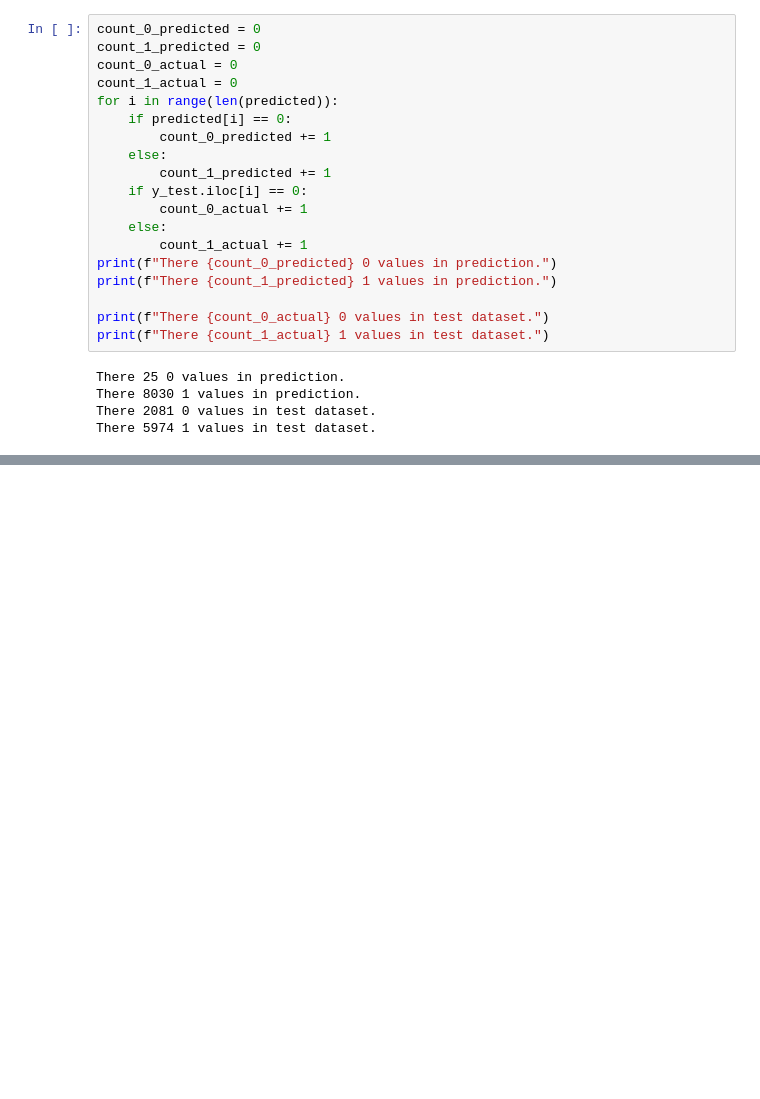
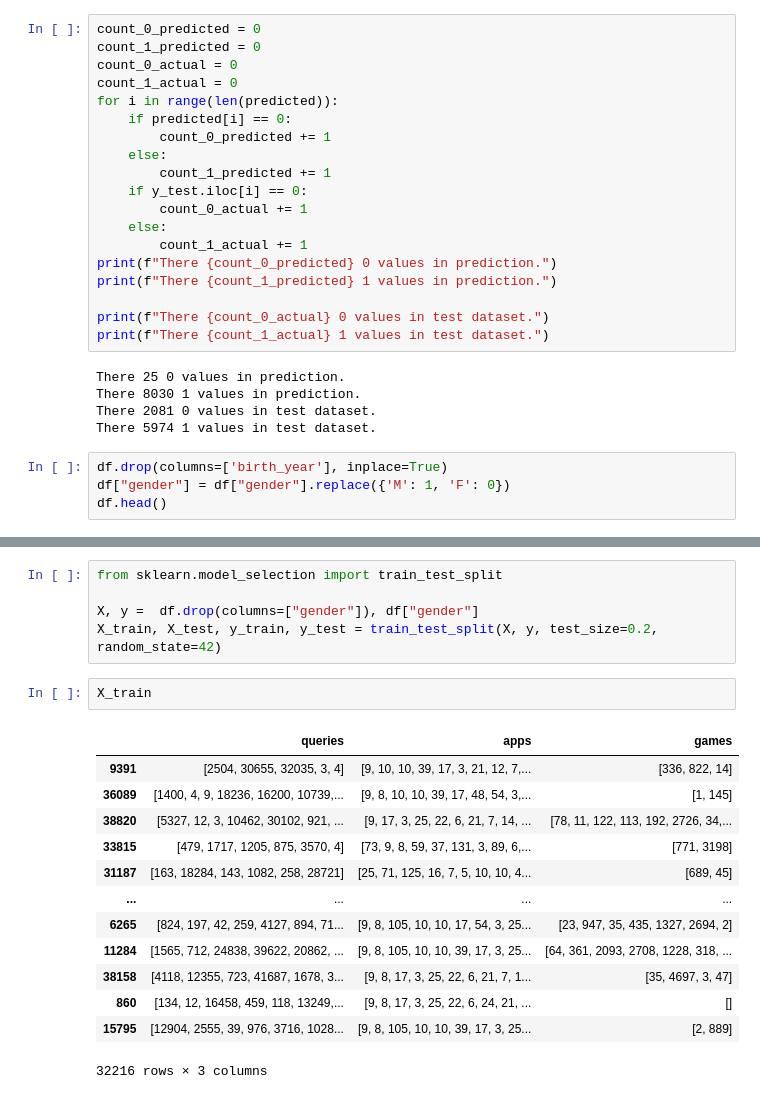
Before and after one commit to AmirAbaskohi/Cafe-bazar-user-gender-detection, a Jupyter notebook: CafeBazarGenderDetector.ipynb, the cells around one changed output, grey strips where cells are left out. Drawn from its saved outputs; the diff is of its cells as text; blank space fills up the shorter version.

```diff
--- a/CafeBazarGenderDetector.ipynb
+++ b/CafeBazarGenderDetector.ipynb
@@ -1273,3 +1273,7 @@ There 25 0 values in prediction.
 There 8030 1 values in prediction.
 There 2081 0 values in test dataset.
 There 5974 1 values in test dataset.
+# %%
+df.drop(columns=['birth_year'], inplace=True)
+df["gender"] = df["gender"].replace({'M': 1, 'F': 0})
+df.head()
@@ -1275,0 +1287,21 @@ There 5974 1 values in test dataset.
+# %%
+from sklearn.model_selection import train_test_split
+
+X, y =  df.drop(columns=["gender"]), df["gender"]
+X_train, X_test, y_train, y_test = train_test_split(X, y, test_size=0.2, random_state=42)
+# %%
+X_train
+# %% [output]
+|  | queries | apps | games |
+| 9391 | [2504, 30655, 32035, 3, 4] | [9, 10, 10, 39, 17, 3, 21, 12, 7,... | [336, 822, 14] |
+| 36089 | [1400, 4, 9, 18236, 16200, 10739,... | [9, 8, 10, 10, 39, 17, 48, 54, 3,... | [1, 145] |
+| 38820 | [5327, 12, 3, 10462, 30102, 921, ... | [9, 17, 3, 25, 22, 6, 21, 7, 14, ... | [78, 11, 122, 113, 192, 2726, 34,... |
+| 33815 | [479, 1717, 1205, 875, 3570, 4] | [73, 9, 8, 59, 37, 131, 3, 89, 6,... | [771, 3198] |
+| 31187 | [163, 18284, 143, 1082, 258, 28721] | [25, 71, 125, 16, 7, 5, 10, 10, 4... | [689, 45] |
+| ... | ... | ... | ... |
+| 6265 | [824, 197, 42, 259, 4127, 894, 71... | [9, 8, 105, 10, 10, 17, 54, 3, 25... | [23, 947, 35, 435, 1327, 2694, 2] |
+| 11284 | [1565, 712, 24838, 39622, 20862, ... | [9, 8, 105, 10, 10, 39, 17, 3, 25... | [64, 361, 2093, 2708, 1228, 318, ... |
+| 38158 | [4118, 12355, 723, 41687, 1678, 3... | [9, 8, 17, 3, 25, 22, 6, 21, 7, 1... | [35, 4697, 3, 47] |
+| 860 | [134, 12, 16458, 459, 118, 13249,... | [9, 8, 17, 3, 25, 22, 6, 24, 21, ... | [] |
+| 15795 | [12904, 2555, 39, 976, 3716, 1028... | [9, 8, 105, 10, 10, 39, 17, 3, 25... | [2, 889] |
+32216 rows × 3 columns
```
Also changed, not shown: parts of 11 cells of this notebook.
